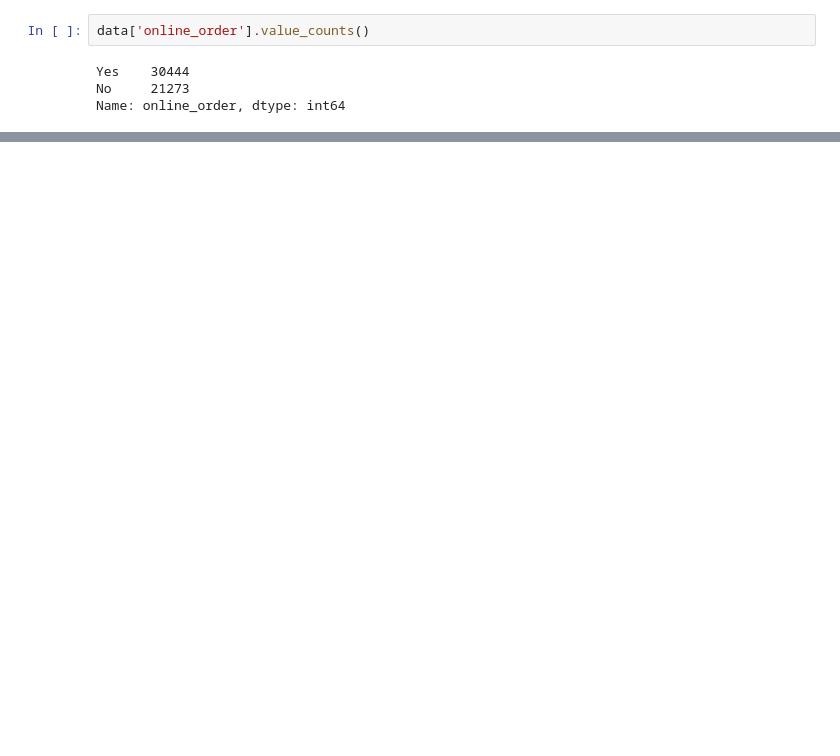
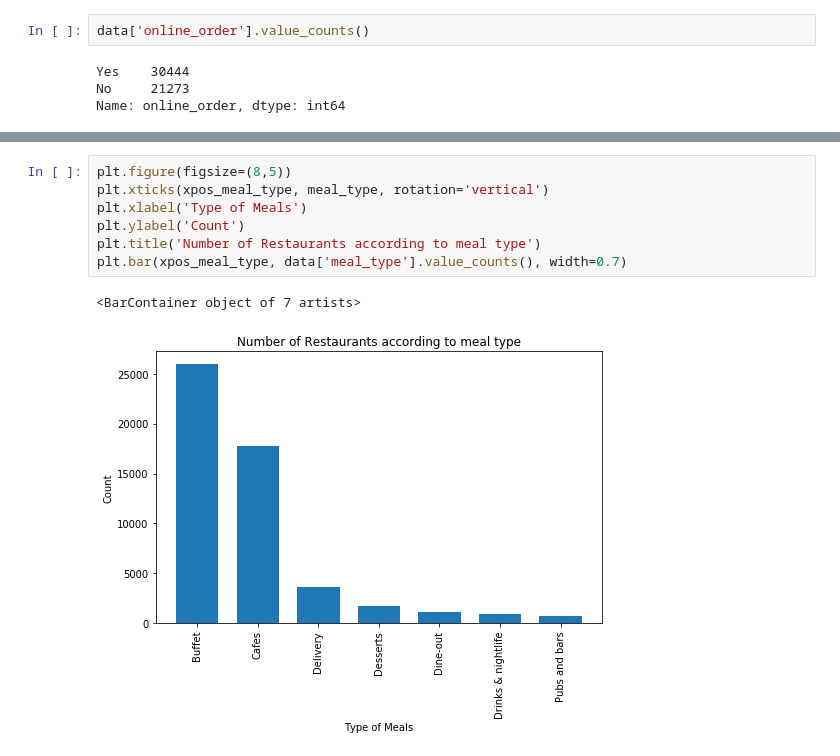
Before and after one commit to deepjyotiroy079/zomato-restaurant-data-analysis, a Jupyter notebook: Zomato Restaurant Analysis.ipynb, the cells around one changed output, grey strips where cells are left out. Saved outputs shown, nothing was run; the diff lists cells and outputs as text; blank space fills up the shorter version.

```diff
--- a/Zomato Restaurant Analysis.ipynb
+++ b/Zomato Restaurant Analysis.ipynb
@@ -156,0 +196,10 @@ Name: online_order, dtype: int64
+# %%
+plt.figure(figsize=(8,5))
+plt.xticks(xpos_meal_type, meal_type, rotation='vertical')
+plt.xlabel('Type of Meals')
+plt.ylabel('Count')
+plt.title('Number of Restaurants according to meal type')
+plt.bar(xpos_meal_type, data['meal_type'].value_counts(), width=0.7)
+# %% [output]
+<BarContainer object of 7 artists>
+[figure, added]
```
Also changed, not shown: parts of 26 cells of this notebook.
